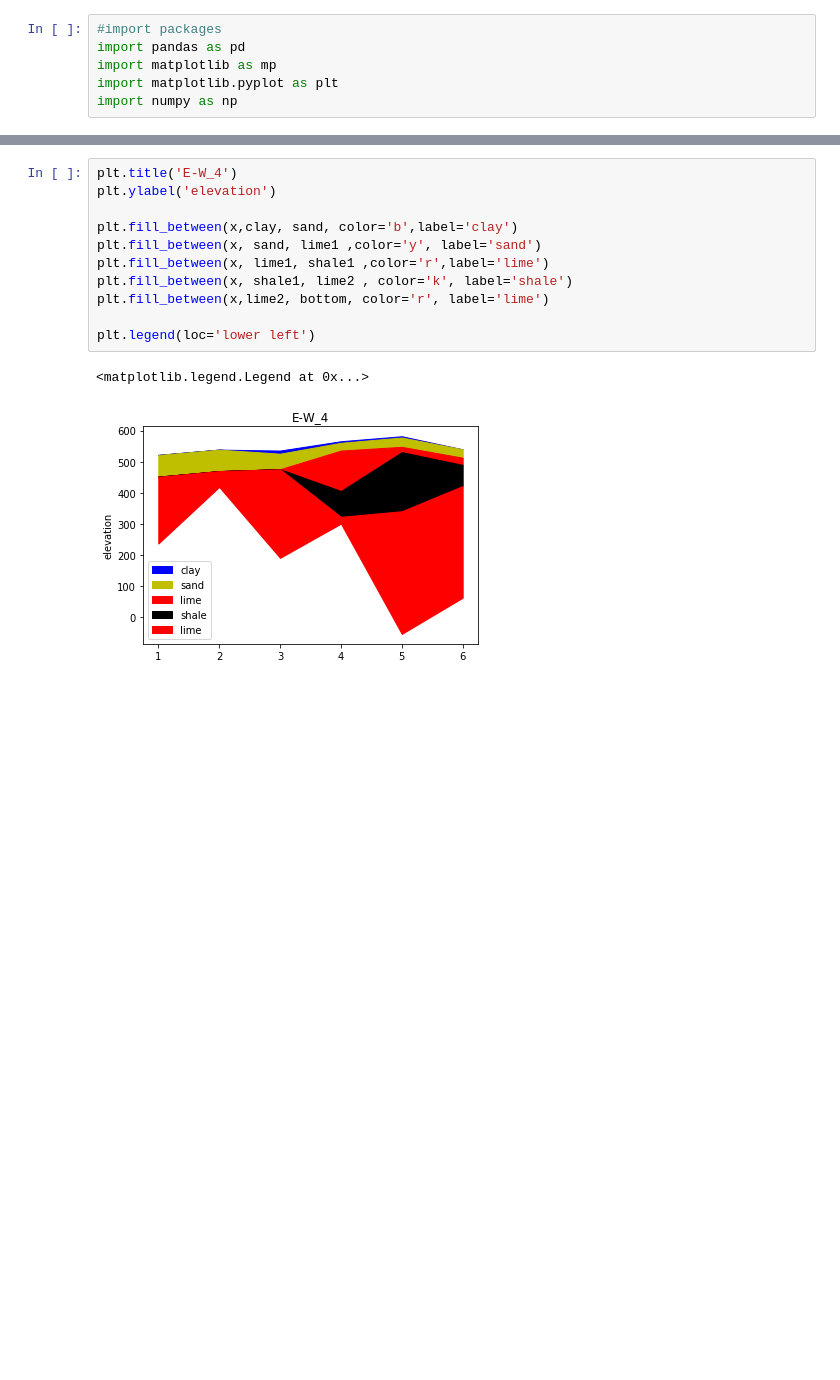
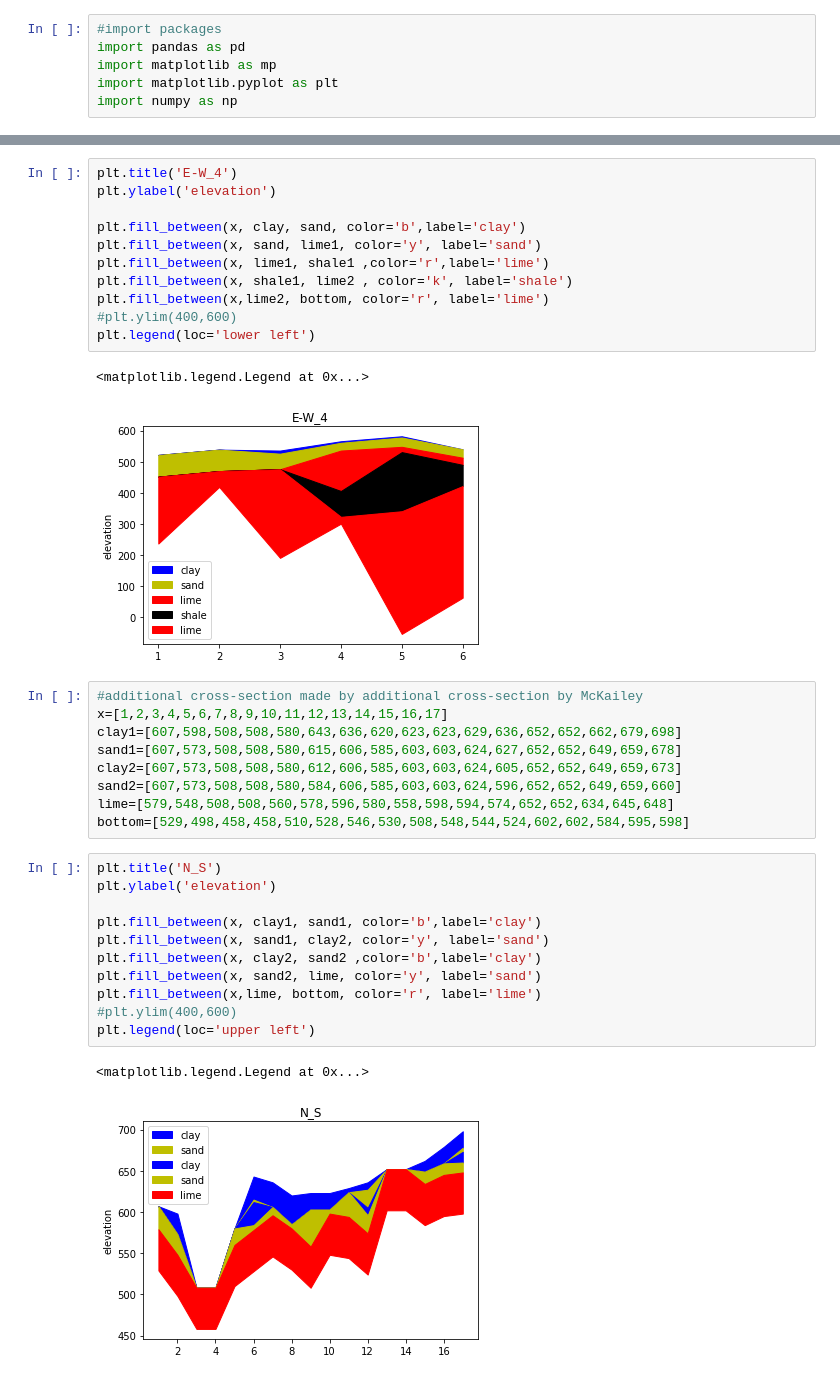
Before and after one commit to dbabrams/ShallowDolomite_Group, a Jupyter notebook: McKailey model and project for Will County/cross sections.ipynb, the cells around one changed output, grey strips where cells are left out. Saved outputs shown, nothing was run; the diff lists cells and outputs as text; blank space fills up the shorter version.

```diff
--- a/McKailey model and project for Will County/cross sections.ipynb
+++ b/McKailey model and project for Will County/cross sections.ipynb
@@ -173,13 +224,36 @@ bottom=[237,419,191,301,-53.5,62.9]
 plt.title('E-W_4')
 plt.ylabel('elevation')
 
-plt.fill_between(x,clay, sand, color='b',label='clay')
-plt.fill_between(x, sand, lime1 ,color='y', label='sand')
+plt.fill_between(x, clay, sand, color='b',label='clay')
+plt.fill_between(x, sand, lime1, color='y', label='sand')
 plt.fill_between(x, lime1, shale1 ,color='r',label='lime')
 plt.fill_between(x, shale1, lime2 , color='k', label='shale')
 plt.fill_between(x,lime2, bottom, color='r', label='lime')
-
+#plt.ylim(400,600)
 plt.legend(loc='lower left')
 # %% [output]
 <matplotlib.legend.Legend at 0x...>
 [figure]
+# %%
+#additional cross-section made by additional cross-section by McKailey
+x=[1,2,3,4,5,6,7,8,9,10,11,12,13,14,15,16,17]
+clay1=[607,598,508,508,580,643,636,620,623,623,629,636,652,652,662,679,698]
+sand1=[607,573,508,508,580,615,606,585,603,603,624,627,652,652,649,659,678]
+clay2=[607,573,508,508,580,612,606,585,603,603,624,605,652,652,649,659,673]
+sand2=[607,573,508,508,580,584,606,585,603,603,624,596,652,652,649,659,660]
+lime=[579,548,508,508,560,578,596,580,558,598,594,574,652,652,634,645,648]
+bottom=[529,498,458,458,510,528,546,530,508,548,544,524,602,602,584,595,598]
+# %%
+plt.title('N_S')
+plt.ylabel('elevation')
+
+plt.fill_between(x, clay1, sand1, color='b',label='clay')
+plt.fill_between(x, sand1, clay2, color='y', label='sand')
+plt.fill_between(x, clay2, sand2 ,color='b',label='clay')
+plt.fill_between(x, sand2, lime, color='y', label='sand')
+plt.fill_between(x,lime, bottom, color='r', label='lime')
+#plt.ylim(400,600)
+plt.legend(loc='upper left')
+# %% [output]
+<matplotlib.legend.Legend at 0x...>
+[figure, added]
```
Also changed, not shown: parts of 20 cells of this notebook.
